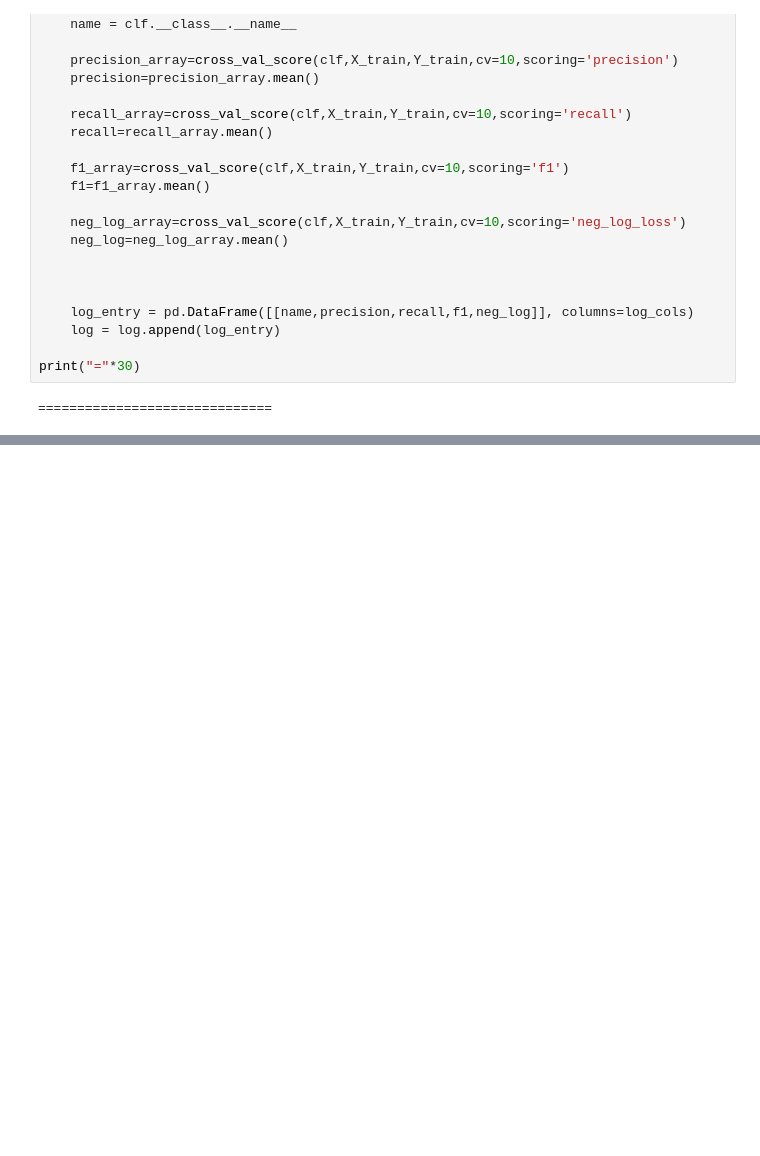
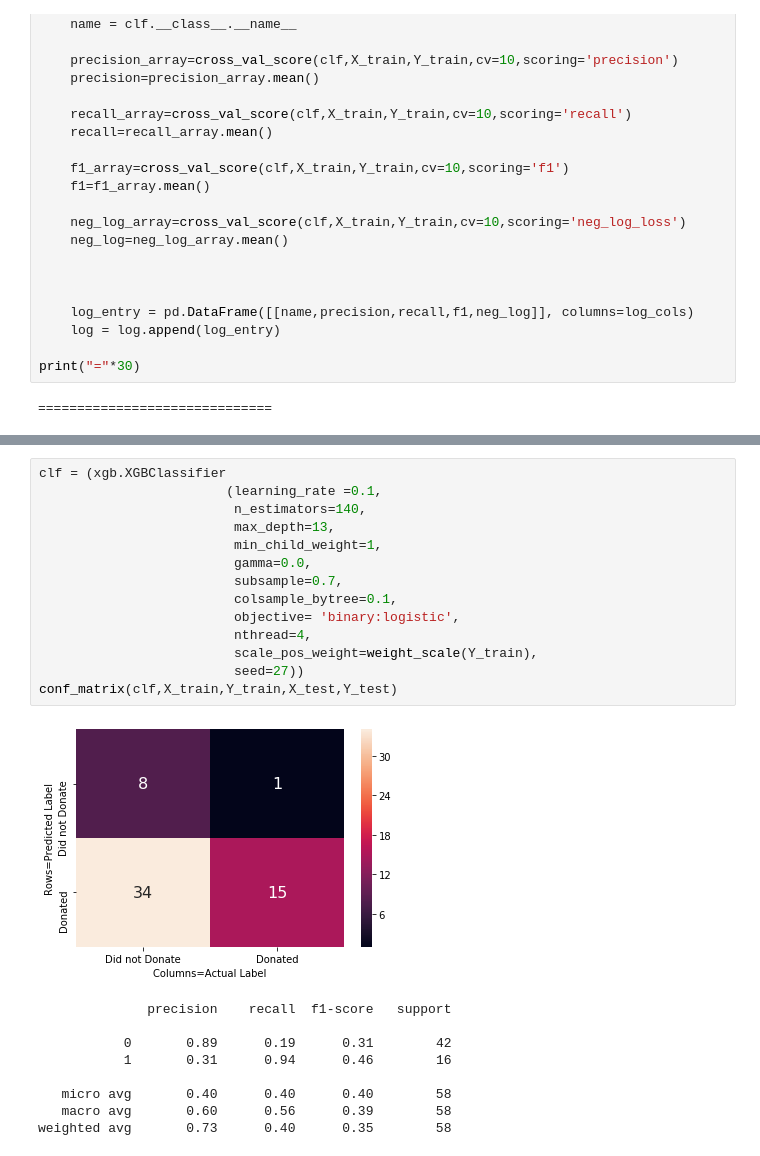
Before and after one commit to Ssamikarann/trash, a Jupyter notebook: Blood_Donation_Scaled.ipynb, the cells around one changed output, grey strips where cells are left out. Drawn from its saved outputs; the diff is of its cells as text; blank space fills up the shorter version.

```diff
--- a/Blood_Donation_Scaled.ipynb
+++ b/Blood_Donation_Scaled.ipynb
@@ -160,0 +248,24 @@ weighted avg       0.84      0.84      0.83        58
+# %%
+clf = (xgb.XGBClassifier
+                        (learning_rate =0.1,
+                         n_estimators=140,
+                         max_depth=13,
+                         min_child_weight=1,
+                         gamma=0.0,
+                         subsample=0.7,
+                         colsample_bytree=0.1,
+                         objective= 'binary:logistic',
+                         nthread=4,
+                         scale_pos_weight=weight_scale(Y_train),
+                         seed=27))
+conf_matrix(clf,X_train,Y_train,X_test,Y_test)
+# %% [output]
+[figure, added]
+              precision    recall  f1-score   support
+
+           0       0.89      0.19      0.31        42
+           1       0.31      0.94      0.46        16
+
+   micro avg       0.40      0.40      0.40        58
+   macro avg       0.60      0.56      0.39        58
+weighted avg       0.73      0.40      0.35        58
```
Also changed, not shown: parts of 13 cells of this notebook.
